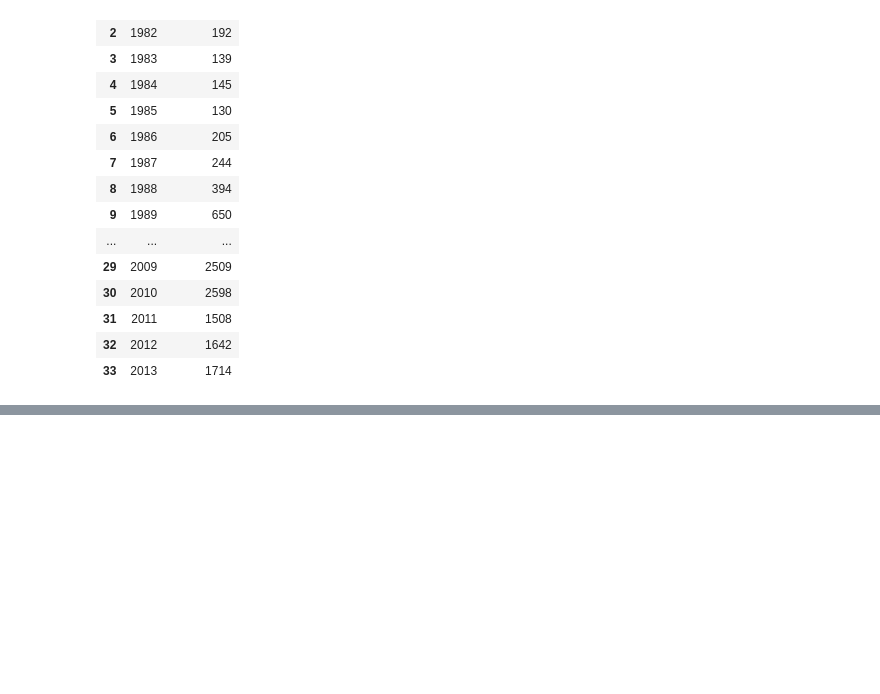
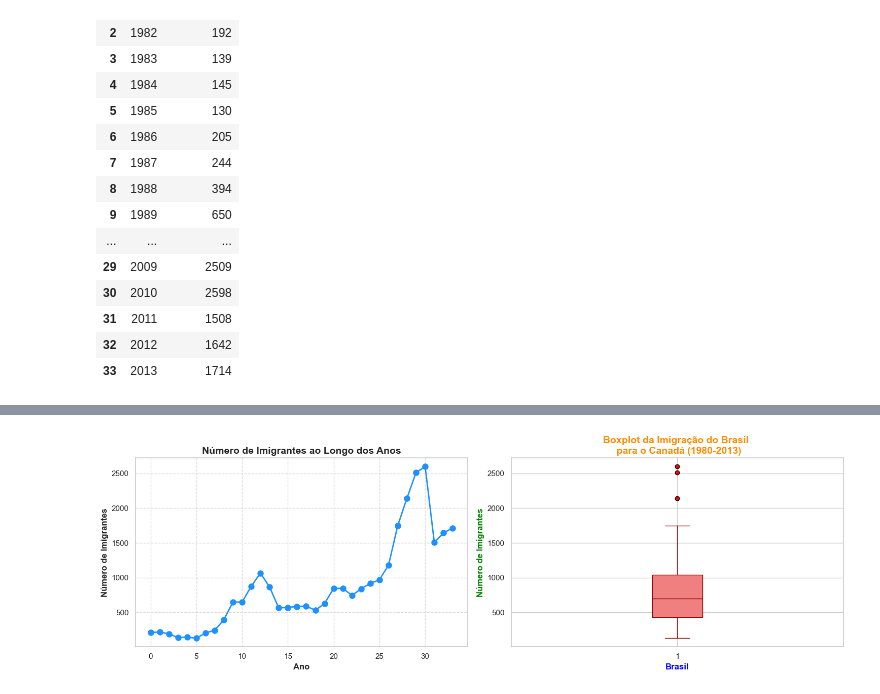
Before and after one commit to Gih-RSB/SemanaEstatistica, a Jupyter notebook: notebooks/imigracao.ipynb, the cells around one changed output, grey strips where cells are left out. Drawn from its saved outputs; the diff is of its cells as text; code cells hidden in the pictures; blank space fills up the shorter version.

```diff
--- a/notebooks/imigracao.ipynb
+++ b/notebooks/imigracao.ipynb
@@ -154,0 +221,31 @@ plt.show()
+# %%
+
+sns.set(style="whitegrid")
+fig, axs = plt.subplots(1, 2, figsize=(15, 5))
+
+# Subplot 1: Gráfico de Linha
+axs[0].plot(dados_brasil['ano'], dados_brasil['imigrantes'], color='dodgerblue', marker='o', linestyle='-', linewidth=2, markersize=8)
+axs[0].xaxis.set_major_locator(plt.MultipleLocator(5))
+axs[0].xaxis.set_major_formatter(plt.FuncFormatter(lambda x, _: str(int(x))))  # Formata o eixo x para mostrar os anos como inteiros
+axs[0].set_xlabel('Ano', fontsize=12, fontweight='bold')
+axs[0].set_ylabel('Número de Imigrantes', fontsize=12, fontweight='bold')
+axs[0].set_title('Número de Imigrantes ao Longo dos Anos', fontsize=14, fontweight='bold')
+axs[0].grid(True, linestyle='--', alpha=0.7)
+
+# Subplot 2: Gráfico Boxplot
+axs[1].boxplot(dados_brasil['imigrantes'], patch_artist=True,
+               boxprops=dict(facecolor='lightcoral', color='darkred'),
+               whiskerprops=dict(color='darkred'),
+               capprops=dict(color='darkred'),
+               medianprops=dict(color='darkred'),
+               flierprops=dict(markerfacecolor='red', marker='o'))
+axs[1].set_title('Boxplot da Imigração do Brasil \n para o Canadá (1980-2013)', fontsize=14, fontweight='bold', color='darkorange')
+axs[1].set_xlabel('Brasil', fontsize=12, fontweight='bold', color='blue')
+axs[1].set_ylabel('Número de Imigrantes', fontsize=12, fontweight='bold', color='green')
+
+
+plt.tight_layout()
+
+plt.show()
+# %% [output]
+[figure, added]
```
Also changed, not shown: parts of 8 cells of this notebook.
